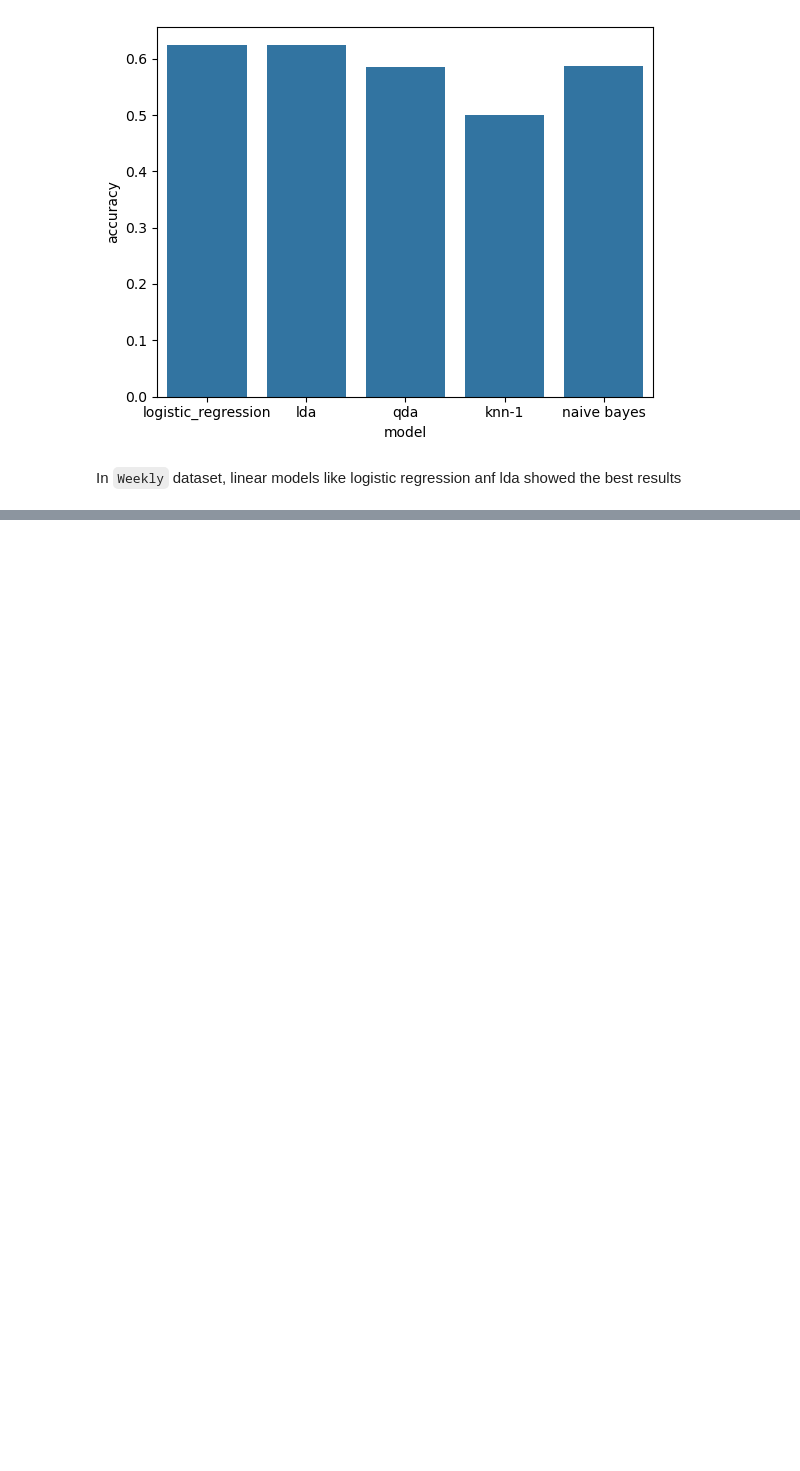
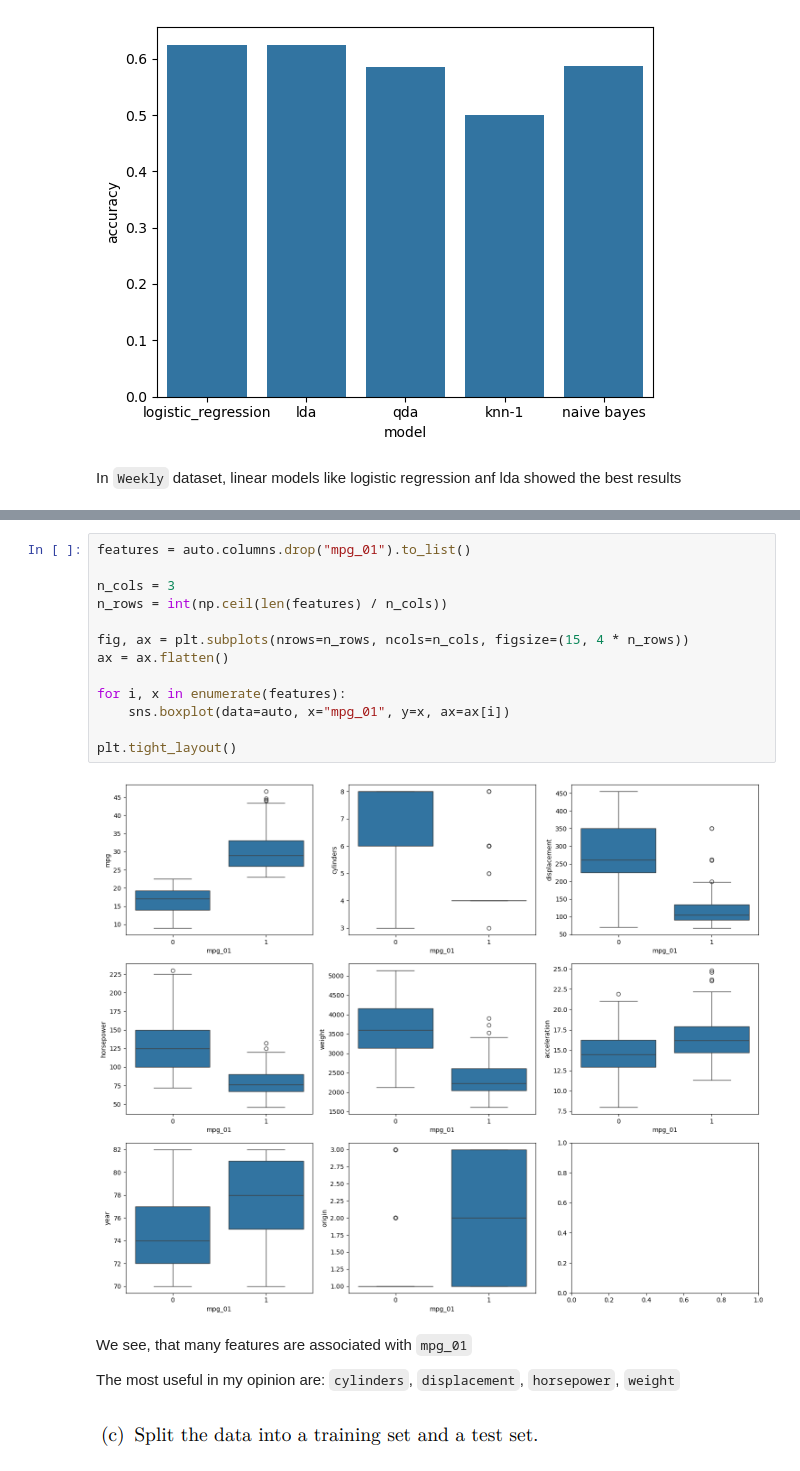
Before and after one commit to kolyakr/ISLP, a Jupyter notebook: 4_classification/exercises.ipynb, the cells around one changed output, grey strips where cells are left out. Drawn from its saved outputs; the diff is of its cells as text; blank space fills up the shorter version.

```diff
--- a/4_classification/exercises.ipynb
+++ b/4_classification/exercises.ipynb
@@ -742,0 +919,21 @@ In `Weekly` dataset, linear models like logistic regression anf lda showed the b
+# %%
+features = auto.columns.drop("mpg_01").to_list()
+
+n_cols = 3
+n_rows = int(np.ceil(len(features) / n_cols))
+
+fig, ax = plt.subplots(nrows=n_rows, ncols=n_cols, figsize=(15, 4 * n_rows))
+ax = ax.flatten()
+
+for i, x in enumerate(features):
+    sns.boxplot(data=auto, x="mpg_01", y=x, ax=ax[i])
+
+plt.tight_layout()
+# %% [output]
+[figure, added]
+# %% [markdown]
+We see, that many features are associated with `mpg_01`
+
+The most useful in my opinion are: `cylinders`, `displacement`, `horsepower`, `weight`
+# %% [markdown]
+![image.png](attachment:image.png)
```
Also changed, not shown: parts of 56 cells of this notebook, 1 other file.
